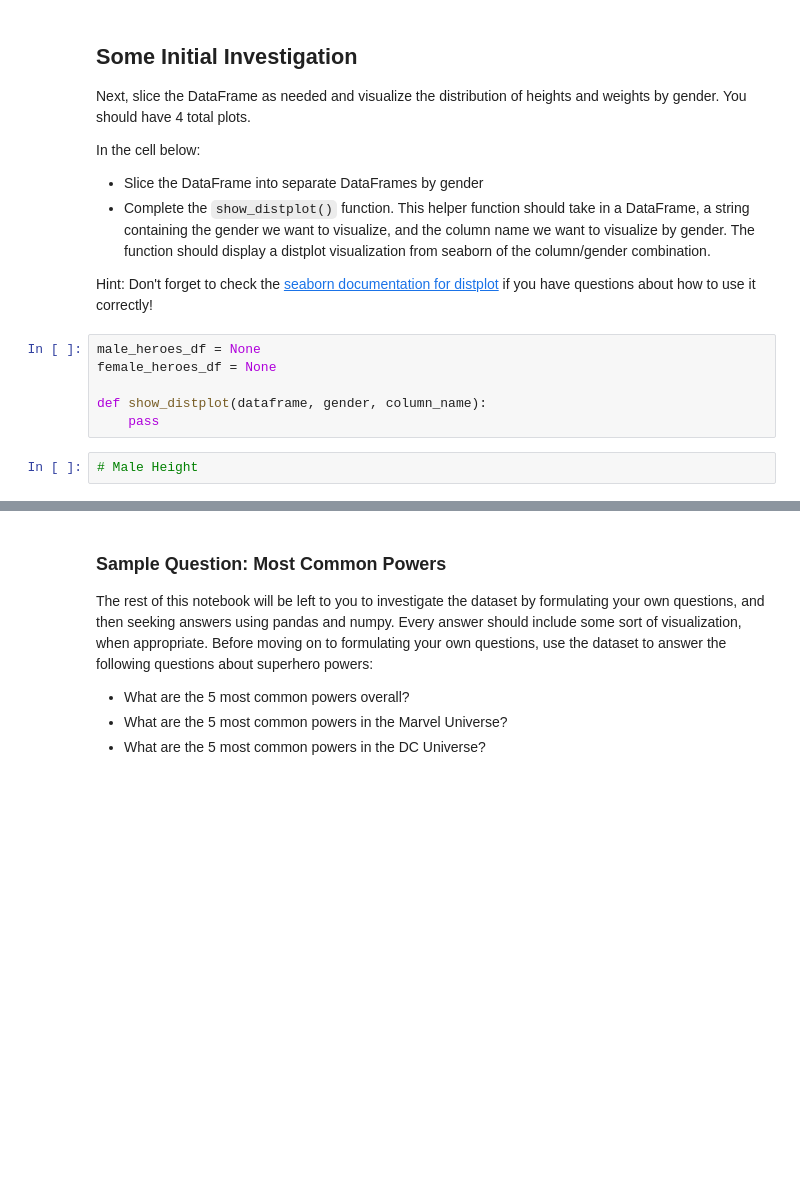
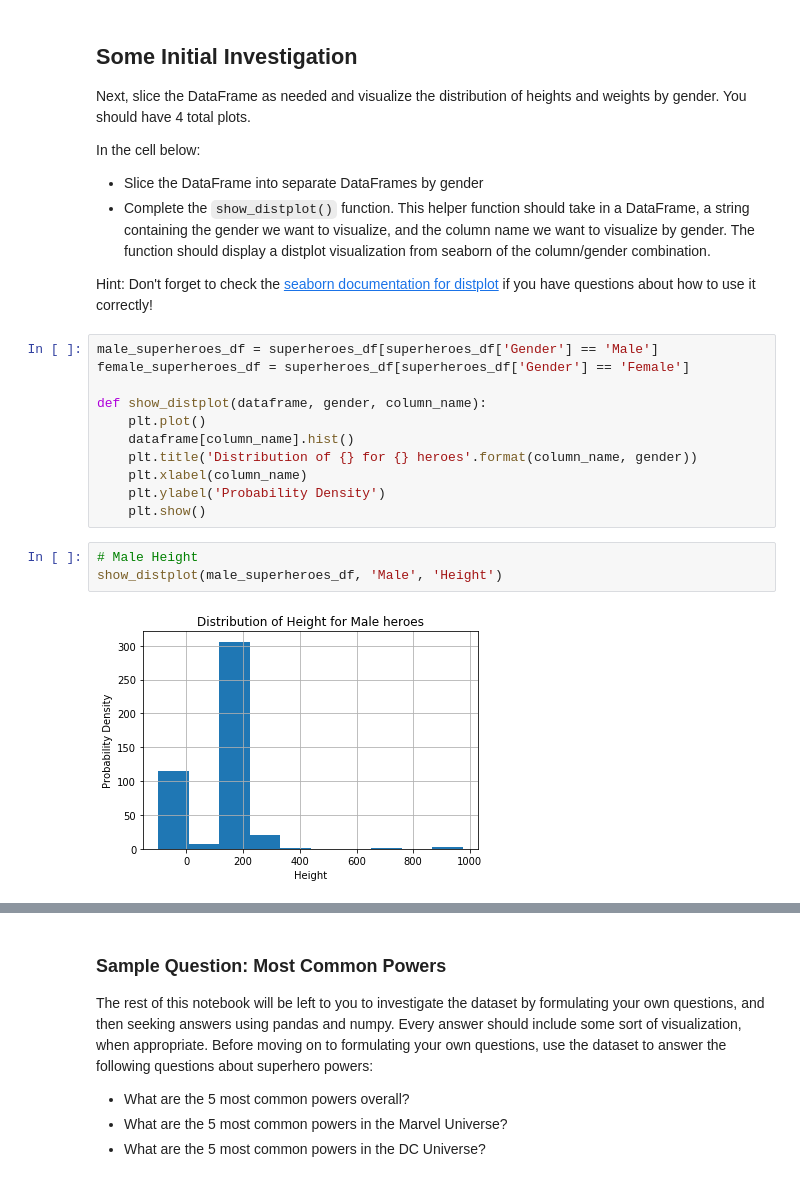
Before and after one commit to RS291/dsc-data-cleaning-project-onl01-dtsc-pt-030220, a Jupyter notebook: index.ipynb, the cells around one changed output, grey strips where cells are left out. Saved outputs shown, nothing was run; the diff lists cells and outputs as text; blank space fills up the shorter version.

```diff
--- a/index.ipynb
+++ b/index.ipynb
@@ -313,13 +313,21 @@ In the cell below:
 * Complete the `show_distplot()` function.  This helper function should take in a DataFrame, a string containing the gender we want to visualize, and the column name we want to visualize by gender. The function should display a distplot visualization from seaborn of the column/gender combination.
 
 Hint: Don't forget to check the [seaborn documentation for distplot](https://seaborn.pydata.org/generated/seaborn.distplot.html) if you have questions about how to use it correctly!
-# %%
-male_heroes_df = None
-female_heroes_df = None
-
-def show_distplot(dataframe, gender, column_name):
-    pass
+# %%
+male_superheroes_df = superheroes_df[superheroes_df['Gender'] == 'Male']
+female_superheroes_df = superheroes_df[superheroes_df['Gender'] == 'Female']
+
+def show_distplot(dataframe, gender, column_name):
+    plt.plot()
+    dataframe[column_name].hist()
+    plt.title('Distribution of {} for {} heroes'.format(column_name, gender))
+    plt.xlabel(column_name)
+    plt.ylabel('Probability Density')
+    plt.show()
 # %%
 # Male Height
+show_distplot(male_superheroes_df, 'Male', 'Height')
+# %% [output]
+[figure, added]
 # %%
 # Male Weight
```
Also changed, not shown: parts of 13 cells of this notebook.
